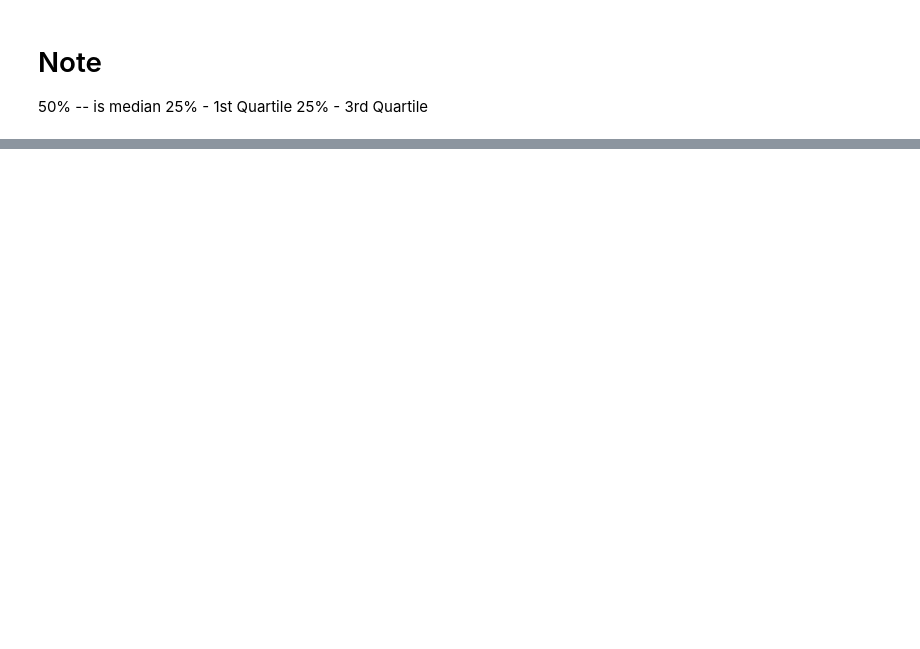
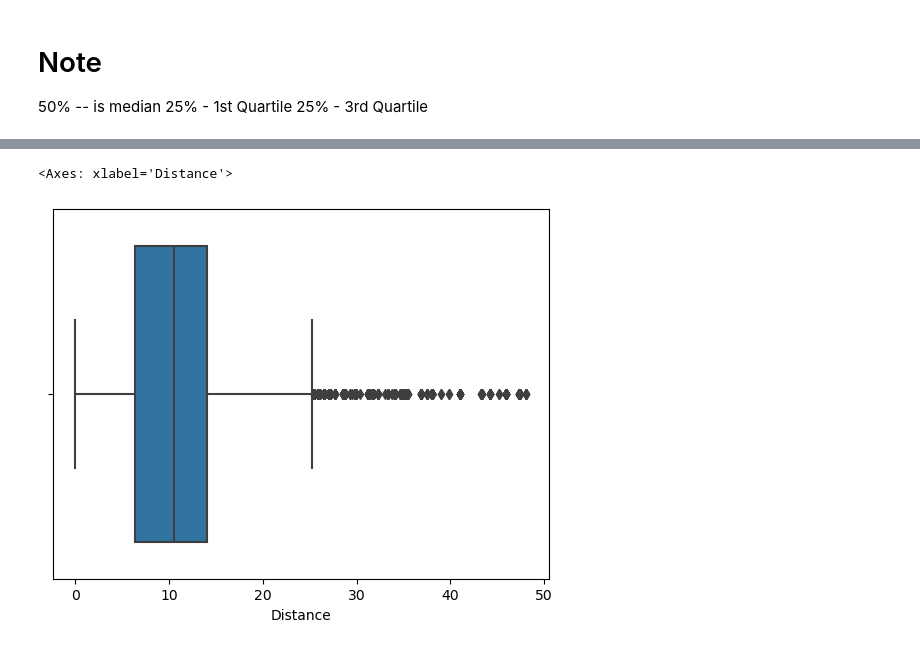
Before and after one commit to rajatshah2006/AILMLCourseNoteBook, a Jupyter notebook: PythonWeek3/Week3VideoLecture.ipynb, the cells around one changed output, grey strips where cells are left out. Saved outputs shown, nothing was run; the diff lists cells and outputs as text; code cells hidden in the pictures; blank space fills up the shorter version.

```diff
--- a/PythonWeek3/Week3VideoLecture.ipynb
+++ b/PythonWeek3/Week3VideoLecture.ipynb
@@ -196,0 +281,5 @@ data.describe().T
+# %%
+sns.boxplot(data=data,x="Distance")
+# %% [output]
+<Axes: xlabel='Distance'>
+[figure, added]
```
Also changed, not shown: parts of 21 cells of this notebook.
